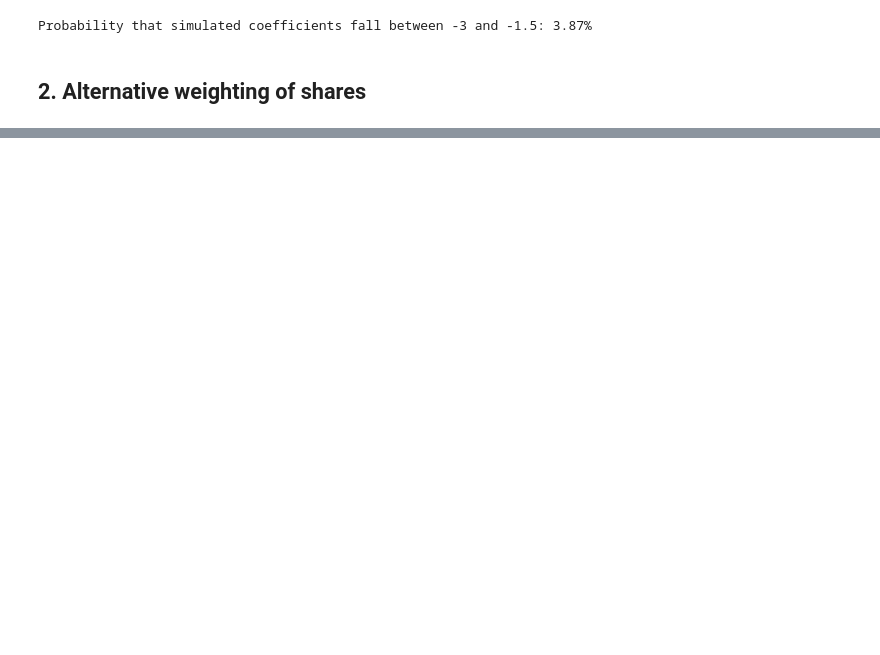
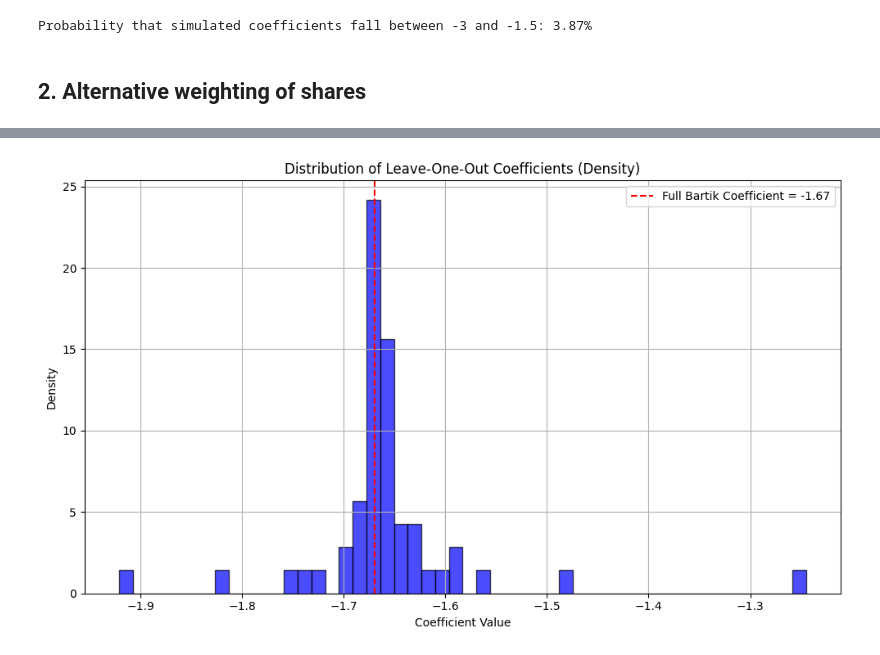
Before and after one commit to JeanLucaSchindler/CAPSTONE, a Jupyter notebook: test_design/Further_tests.ipynb, the cells around one changed output, grey strips where cells are left out. Drawn from its saved outputs; the diff is of its cells as text; code cells hidden in the pictures; blank space fills up the shorter version.

Commit message:
finished further tests

```diff
--- a/test_design/Further_tests.ipynb
+++ b/test_design/Further_tests.ipynb
@@ -95,7 +95,7 @@ Probability that simulated coefficients fall between -3 and -1.5: 3.87%
 bartik_energy = pd.read_csv('../Design/data/bartik_iv.csv')
 bartik_imports = pd.read_csv('data/bartik_iv.csv')
 # %%
-WHEIGHTHING_OF_SHARE = 25
+WHEIGHTHING_OF_SHARE = 10
 
 # sum bartik energy and imports
 bartik = bartik_energy.merge(bartik_imports, on='country', how='outer').replace(np.nan, 0)
@@ -140,0 +141,80 @@ Notes:
+# %%
+energy_shares = pd.read_csv('../Design/data/shares.csv')
+import_shares = pd.read_csv('data/hs6_imports.csv')
+
+countries = ['Austria', 'Belgium', 'Bulgaria', 'Croatia', 'Czechia', 'Denmark', 'Estonia', 'Finland',
+             'France', 'Germany', 'Greece', 'Hungary', 'Ireland', 'Luxembourg', 'Netherlands', 'Norway',
+             'Poland', 'Portugal', 'Romania', 'Slovakia', 'Spain', 'Switzerland']
+
+merged_shares = energy_shares.merge(import_shares, on='country', how='outer')
+merged_shares = merged_shares[merged_shares['country'].isin(countries)].reset_index(drop=True)
+# %%
+import pandas as pd
+import numpy as np
+import matplotlib.pyplot as plt
+import statsmodels.api as sm
+import tqdm
+
+# Load approval change data
+approval_df = pd.read_csv("data/approval_change_2022.csv")  # Must have 'country', 'approval_change'
+
+# Merge with shift-share matrix
+merged = merged_shares.merge(approval_df, on='country')
+merged = merged.set_index('country')
+merged.replace(np.nan, 0, inplace=True)
+
+# Define shocks vector
+shocks = {
+    15121990: 67.2508, 2701: 59.4516, 7502: 51.7493, 27112100: 50.0069, 1001: 37.3652,
+    310530: 34.1373, 2709: 33.9331, 1507: 33.1609, 1511: 32.1366, 207: 29.4148,
+    310420: 24.4224, 1005: 21.2947, 1201: 18.8677, 7601: 16.3803, 1514: 15.9186,
+    2601: 14.7438, 230400: 14.2338, 151329: 11.1891, 15131999: 10.6183, 7901: 10.0876,
+    7106: 9.3099, 7108: 7.2581, 5201: 6.8761, 803: 6.4336, 8001: 5.1636,
+    7110: 4.9398, 7403: 4.5853, 1701: 4.5554, 201: 4.5087, 2510: 3.2461,
+    310210: 3.0860, 271111: 2.8982, 2401: 1.7540, 306: 1.1780, 12024200: 0.7941,
+    7801: 0.5570, 204: 0.2324, 180100: -0.3384, 1006: -1.1709, 4001: -1.8942,
+    4407: -2.8394, 4403: -3.1273, 4412: -3.1273, 80510: -3.3411, 9011100: -4.6480,
+    9012100: -8.6744, 9024000: -13.5239,
+    "oil_consumption": 0.329, "gas_consumption": 0.934, "coal_consumption": 1.234,
+    "nuclear_consumption": 0.102, "hydro_consumption": 0.0, "wind_consumption": 0.0,
+    "solar_consumption": 0.0, "other_renewable_consumption": 0.0, "biofuel_consumption": 0.3
+}
+shock_series = pd.Series({str(k): v for k, v in shocks.items()})
+shock_cols = [col for col in merged.columns if col in shock_series.index]
+
+# Full Bartik IV
+full_bartik = merged[shock_cols].values @ shock_series[shock_cols].values
+full_bartik = (full_bartik - np.mean(full_bartik)) / np.std(full_bartik)
+X_base = sm.add_constant(full_bartik)
+y = merged['approval_change'].values
+base_model = sm.OLS(y, X_base).fit()
+true_coef = base_model.params[1]
+print(f"Full Bartik Coefficient: {true_coef:.4f}")
+
+# Leave-one-share-out
+coefs = []
+removed_cols = []
+
+for col in tqdm.tqdm(shock_cols, desc="Leave-One-Out Test"):
+    temp_shares = merged[shock_cols].copy()
+    temp_shares[col] = 0
+    temp_shares = temp_shares.div(temp_shares.sum(axis=1), axis=0)
+    bartik_new = temp_shares.values @ shock_series[shock_cols].values
+    bartik_new = (bartik_new - np.mean(bartik_new)) / np.std(bartik_new)
+    X = sm.add_constant(bartik_new)
+    model = sm.OLS(y, X).fit()
+    coefs.append(model.params[1]-0.3)
+    removed_cols.append(col)
+
+# plot distribution of coefficients as density
+plt.figure(figsize=(10, 6))
+plt.hist(coefs, bins=50, density=True, color='blue', alpha=0.7, edgecolor='black')
+plt.axvline(x=-1.67, color='red', linestyle='--', label='Full Bartik Coefficient = -1.67')
+plt.title('Distribution of Leave-One-Out Coefficients (Density)')
+plt.xlabel('Coefficient Value')
+plt.ylabel('Density')
+plt.legend()
+plt.grid()
+plt.tight_layout()
+plt.show()
+# %% [output]
@@ -140,0 +222 @@ Notes:
+[figure, added]
```
Also changed, not shown: parts of 5 cells of this notebook.
